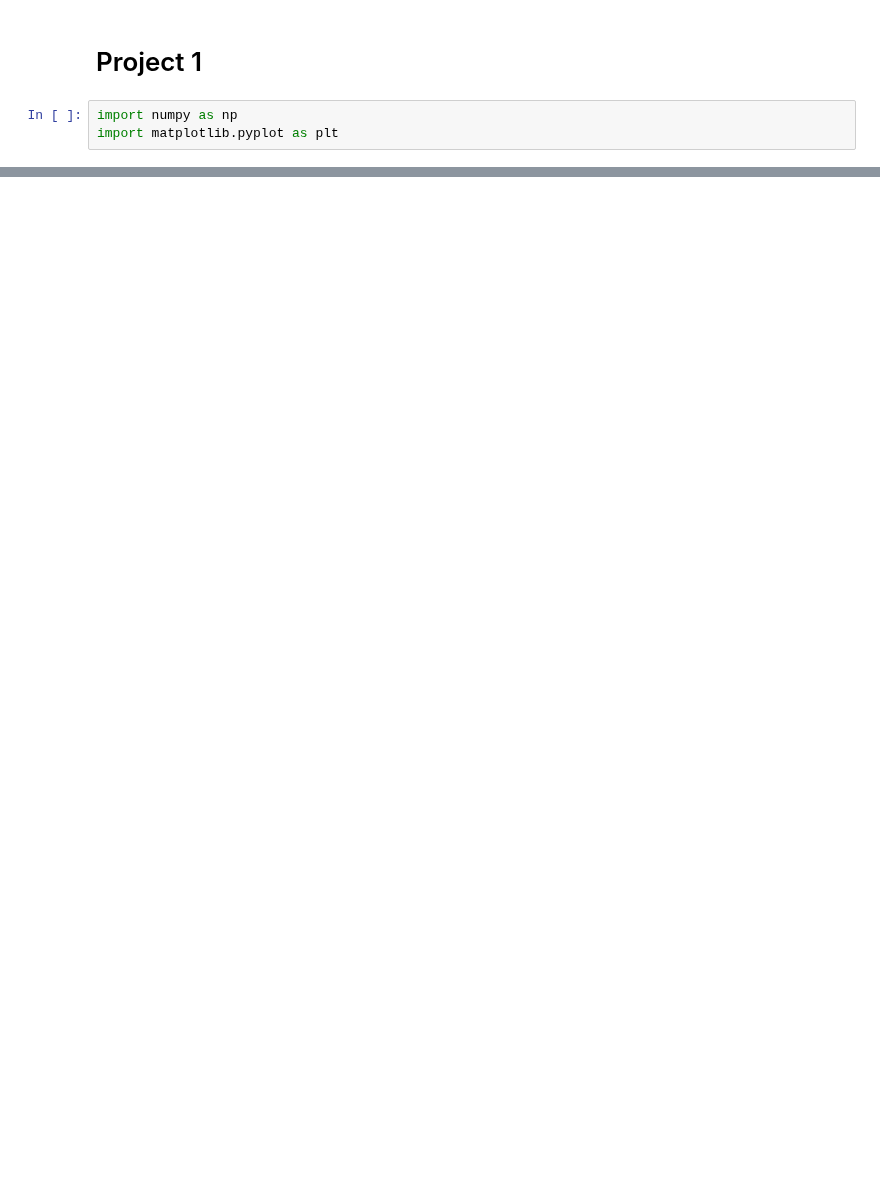
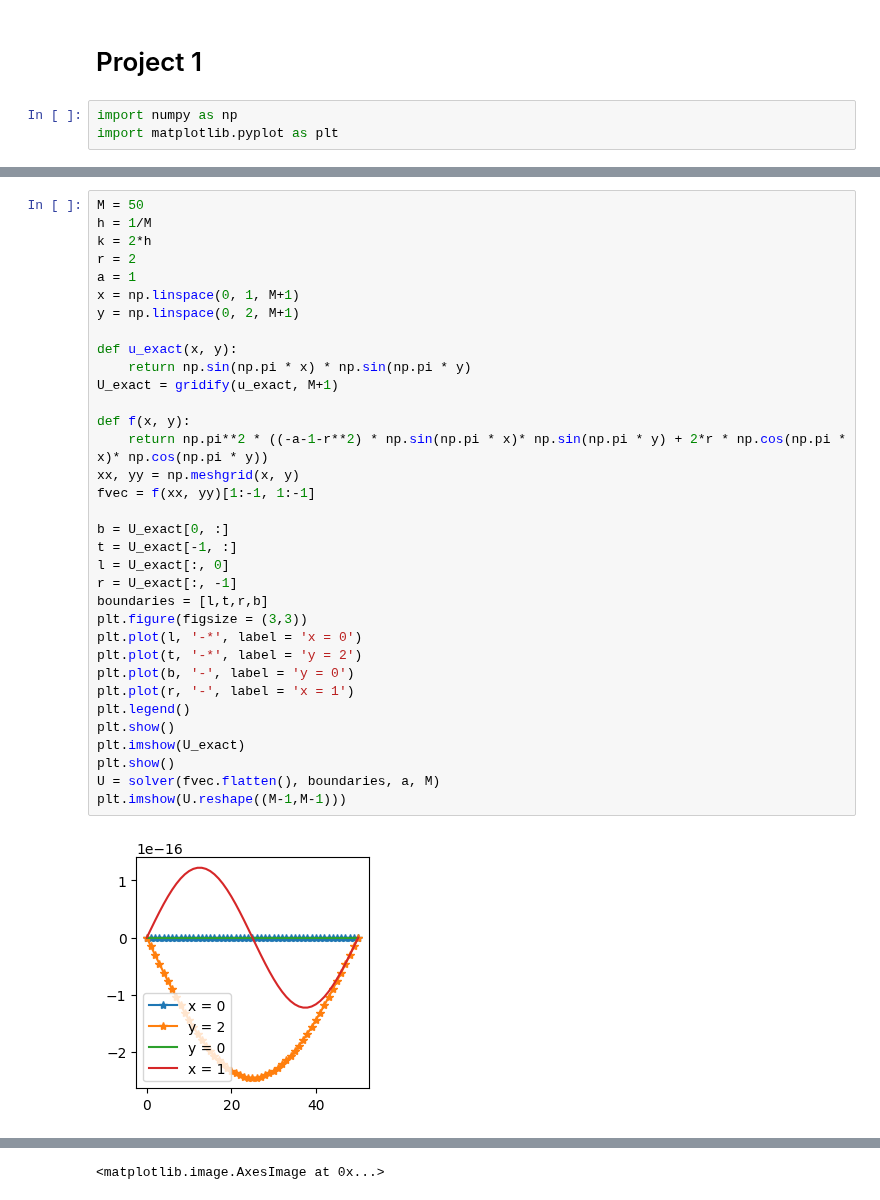
Before and after one commit to aledha/TMA4212-NumDiffDiff, a Jupyter notebook: Project 1/Proj1_code.ipynb, the cells around one changed output, grey strips where cells are left out. Cells and saved outputs as stored; diff of their text form; blank space fills up the shorter version.

```diff
--- a/Project 1/Proj1_code.ipynb
+++ b/Project 1/Proj1_code.ipynb
@@ -152,0 +214,36 @@ plt.plot(U[M//2,M//4:3*M//4])
+# %%
+M = 50
+h = 1/M
+k = 2*h
+r = 2
+a = 1
+x = np.linspace(0, 1, M+1)
+y = np.linspace(0, 2, M+1)
+
+def u_exact(x, y):
+    return np.sin(np.pi * x) * np.sin(np.pi * y)
+U_exact = gridify(u_exact, M+1)
+
+def f(x, y):
+    return np.pi**2 * ((-a-1-r**2) * np.sin(np.pi * x)* np.sin(np.pi * y) + 2*r * np.cos(np.pi * x)* np.cos(np.pi * y))
+xx, yy = np.meshgrid(x, y)
+fvec = f(xx, yy)[1:-1, 1:-1]
+
+b = U_exact[0, :]
+t = U_exact[-1, :]
+l = U_exact[:, 0]
+r = U_exact[:, -1]
+boundaries = [l,t,r,b]
+plt.figure(figsize = (3,3))
+plt.plot(l, '-*', label = 'x = 0')
+plt.plot(t, '-*', label = 'y = 2')
+plt.plot(b, '-', label = 'y = 0')
+plt.plot(r, '-', label = 'x = 1')
+plt.legend()
+plt.show()
+plt.imshow(U_exact)
+plt.show()
+U = solver(fvec.flatten(), boundaries, a, M)
+plt.imshow(U.reshape((M-1,M-1)))
+# %% [output]
+[figure, added]
@@ -152,0 +251 @@ plt.plot(U[M//2,M//4:3*M//4])
+<matplotlib.image.AxesImage at 0x...>
```
Also changed, not shown: parts of 7 cells of this notebook.
